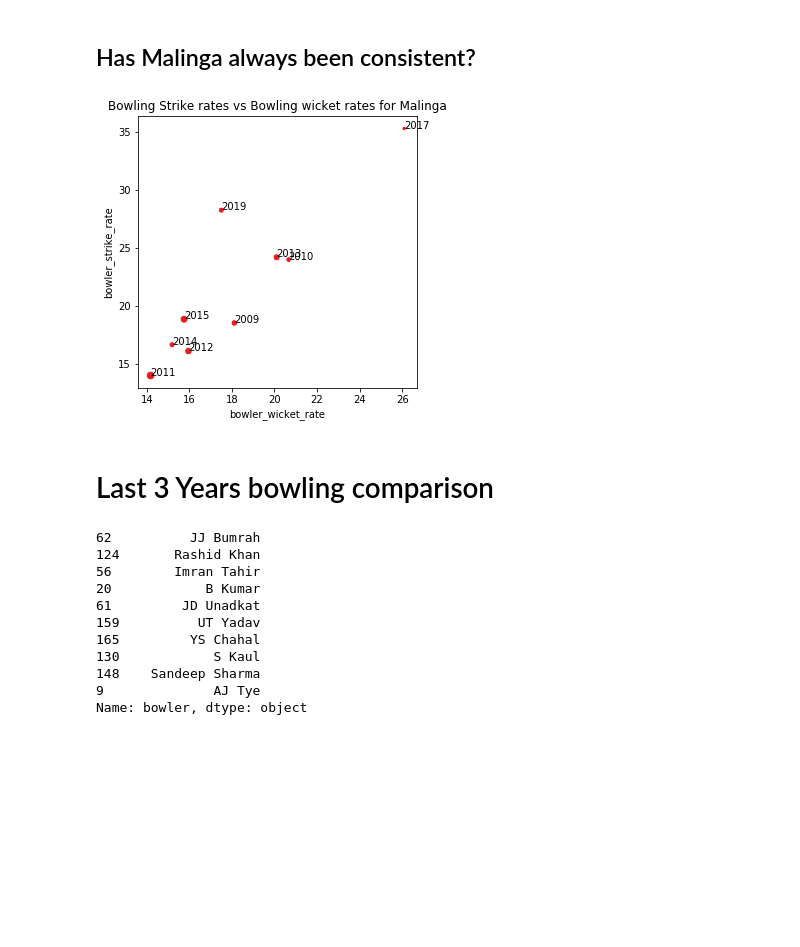
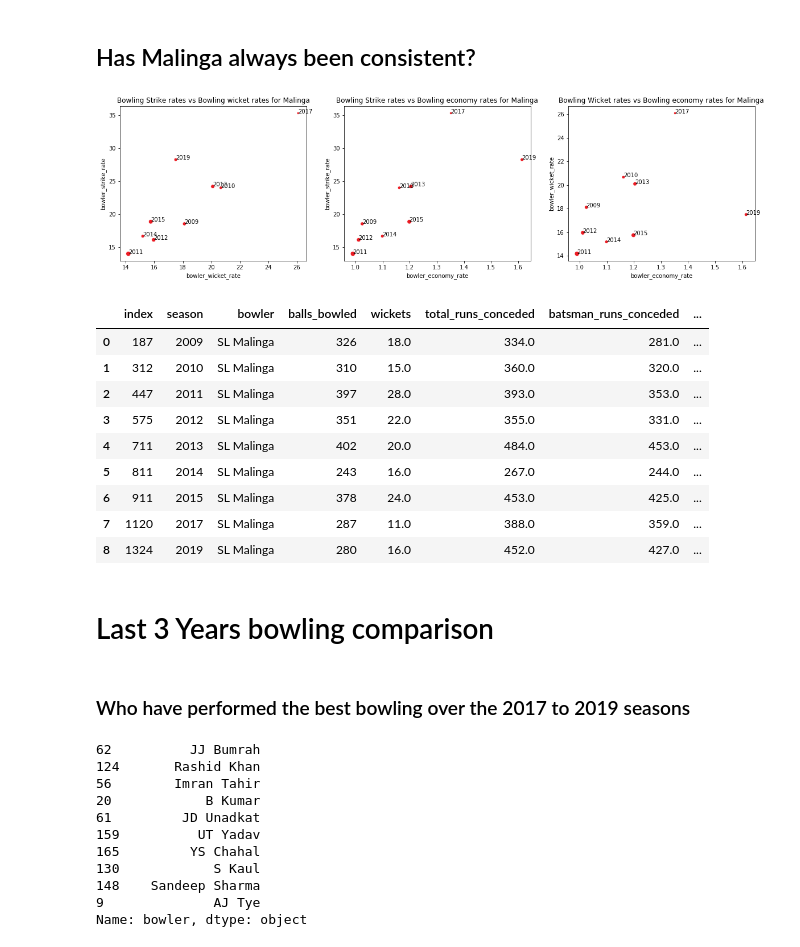
Before and after one commit to ravi-gopalan/ipl_analysis, a Jupyter notebook: ipl_analysis_v3.ipynb, the cells around one changed output. Cells and saved outputs as stored; diff of their text form; code cells hidden in the pictures; blank space fills up the shorter version.

```diff
--- a/ipl_analysis_v3.ipynb
+++ b/ipl_analysis_v3.ipynb
@@ -2484,7 +2735,7 @@ def calc_bowling_strike_rate(row):
     value = 0
   return value
 
-def calc_balls_per_wicket(row):
+def calc_balls_bowled_per_wicket(row):
   if row['wickets'] != 0:
     value = row['balls_bowled'] / row['wickets']
   else:
@@ -2515,7 +2766,7 @@ def calc_bowling_dot_rate(row):
 
 df_bowler['bowler_economy_rate'] = df_bowler.apply(lambda row: calc_bowling_economy_rate(row), axis=1)
 df_bowler['bowler_strike_rate'] = df_bowler.apply(lambda row: calc_bowling_strike_rate(row), axis=1)
-df_bowler['bowler_wicket_rate'] = df_bowler.apply(lambda row: calc_balls_per_wicket(row), axis=1)
+df_bowler['bowler_wicket_rate'] = df_bowler.apply(lambda row: calc_balls_bowled_per_wicket(row), axis=1)
 # %%
 df_bowler.head()
 # %% [output]
@@ -2598,7 +2846,7 @@ df_bowler_seasonal_stats = df_bowler.groupby(['season','bowler'],as_index=False)
 
 df_bowler_seasonal_stats['bowler_economy_rate'] = df_bowler_seasonal_stats.apply(lambda row: calc_bowling_economy_rate(row), axis=1)
 df_bowler_seasonal_stats['bowler_strike_rate'] = df_bowler_seasonal_stats.apply(lambda row: calc_bowling_strike_rate(row), axis=1)
-df_bowler_seasonal_stats['bowler_wicket_rate'] = df_bowler_seasonal_stats.apply(lambda row: calc_balls_per_wicket(row), axis=1)
+df_bowler_seasonal_stats['bowler_wicket_rate'] = df_bowler_seasonal_stats.apply(lambda row: calc_balls_bowled_per_wicket(row), axis=1)
 
 df_bowler_seasonal_stats.head()
 # %% [output]
@@ -2625,7 +2879,7 @@ df_top_bowler_comparison = df_bowler_seasonal_stats.groupby('bowler',as_index=Fa
 
 df_top_bowler_comparison['bowler_economy_rate'] = df_top_bowler_comparison.apply(lambda row: calc_bowling_economy_rate(row),axis=1)
 df_top_bowler_comparison['bowler_strike_rate'] = df_top_bowler_comparison.apply(lambda row: calc_bowling_strike_rate(row),axis=1)
-df_top_bowler_comparison['bowler_wicket_rate'] = df_top_bowler_comparison.apply(lambda row: calc_balls_per_wicket(row),axis=1)
+df_top_bowler_comparison['bowler_wicket_rate'] = df_top_bowler_comparison.apply(lambda row: calc_balls_bowled_per_wicket(row),axis=1)
 
 df_top_bowler_comparison['bowler_boundary_rate'] = df_top_bowler_comparison.apply(lambda row: calc_bowling_boundary_rate(row),axis=1)
 df_top_bowler_comparison['bowler_farming_rate'] = df_top_bowler_comparison.apply(lambda row: calc_bowling_farming_rate(row),axis=1)
@@ -2729,15 +2962,3 @@ for line in range(0,df_top_bowler_comparison.shape[0]):
 p_bowler_3.set_title('Bowling Economy rates vs Bowling wicket rates');
 # %% [output]
 [figure]
-# %%
-plt.figure(figsize=(15,12))
-p_bowler_2 = sns.scatterplot(x="bowler_economy_rate", y="bowler_strike_rate",\
-                     hue='bowler', hue_order=top_bowler_list,size='wickets',\
-                     data=df_top_bowler_comparison\
-
-                    )
-for line in range(0,df_top_bowler_comparison.shape[0]):
-  p_bowler_2.text(df_top_bowler_comparison.bowler_economy_rate[line]-0.015,df_top_bowler_comparison.bowler_strike_rate[line]+0.15,df_top_bowler_comparison.bowler[line])
-
-p_bowler_2.set_title('Bowling Strike rates vs Bowling economy rates for top 10 wicket takers')
-plt.show(p_bowler_2)
@@ -2801,24 +3021,67 @@ sns.boxplot(data=df_best_bowler,x='bowler_boundary_rate',y='bowler').set_title('
 # %%
 df_malinga_seasonal_stats = df_bowler_seasonal_stats.query('bowler=="SL Malinga"').reset_index()
 
-plt.figure(figsize=(5,5))
+fig_c = plt.figure(figsize=(20,5))
+gs_c = gridspec.GridSpec(1, 3)
+
+
+plt.subplot(gs_c[0, 0])
 p_malinga_1 = sns.scatterplot(x="bowler_wicket_rate", y="bowler_strike_rate",\
                       size='wickets',\
                      data=df_malinga_seasonal_stats, legend=False\
 
                     )
 for line in range(0,df_malinga_seasonal_stats.shape[0]):
-#  print(df_malinga_seasonal_stats.bowler_wicket_rate[line],df_malinga_seasonal_stats.bowler_strike_rate[line],df_malinga_seasonal_stats.season[line])
   p_malinga_1.text(df_malinga_seasonal_stats.bowler_wicket_rate[line],df_malinga_seasonal_stats.bowler_strike_rate[line],df_malinga_seasonal_stats.season[line])
 
 p_malinga_1.set_title('Bowling Strike rates vs Bowling wicket rates for Malinga')
+
+
+
+plt.subplot(gs_c[0, 1])
+p_malinga_2 = sns.scatterplot(x="bowler_economy_rate", y="bowler_strike_rate",\
+                      size='wickets',\
+                     data=df_malinga_seasonal_stats, legend=False\
+
+                    )
+for line in range(0,df_malinga_seasonal_stats.shape[0]):
+  p_malinga_2.text(df_malinga_seasonal_stats.bowler_economy_rate[line],df_malinga_seasonal_stats.bowler_strike_rate[line],df_malinga_seasonal_stats.season[line])
+
+p_malinga_2.set_title('Bowling Strike rates vs Bowling economy rates for Malinga')
+
+
+plt.subplot(gs_c[0, 2])
+p_malinga_3 = sns.scatterplot(x="bowler_economy_rate", y="bowler_wicket_rate",\
+                      size='wickets',\
+                     data=df_malinga_seasonal_stats, legend=False\
+
+                    )
+for line in range(0,df_malinga_seasonal_stats.shape[0]):
+  p_malinga_3.text(df_malinga_seasonal_stats.bowler_economy_rate[line],df_malinga_seasonal_stats.bowler_wicket_rate[line],df_malinga_seasonal_stats.season[line])
+
+p_malinga_3.set_title('Bowling Wicket rates vs Bowling economy rates for Malinga')
 plt.show(p_malinga_1)
+plt.show(p_malinga_2)
+plt.show(p_malinga_3)
 # %% [output]
-[figure, old version]
+[figure, new version]
 # %%
 df_malinga_seasonal_stats
+# %% [output]
+|  | index | season | bowler | balls_bowled | wickets | total_runs_conceded | batsman_runs_conceded | ... |
+| 0 | 187 | 2009 | SL Malinga | 326 | 18.0 | 334.0 | 281.0 | ... |
+| 1 | 312 | 2010 | SL Malinga | 310 | 15.0 | 360.0 | 320.0 | ... |
+| 2 | 447 | 2011 | SL Malinga | 397 | 28.0 | 393.0 | 353.0 | ... |
+| 3 | 575 | 2012 | SL Malinga | 351 | 22.0 | 355.0 | 331.0 | ... |
+| 4 | 711 | 2013 | SL Malinga | 402 | 20.0 | 484.0 | 453.0 | ... |
+| 5 | 811 | 2014 | SL Malinga | 243 | 16.0 | 267.0 | 244.0 | ... |
+| 6 | 911 | 2015 | SL Malinga | 378 | 24.0 | 453.0 | 425.0 | ... |
+| 7 | 1120 | 2017 | SL Malinga | 287 | 11.0 | 388.0 | 359.0 | ... |
+| 8 | 1324 | 2019 | SL Malinga | 280 | 16.0 | 452.0 | 427.0 | ... |
 # %% [markdown]
 # Last 3 Years bowling comparison
+# %% [markdown]
+### Who have performed the best bowling over the 2017 to 2019 seasons
 # %%
 top_bowlers_last_3_years = df_bowler.query('season == 2017 | season == 2018 |season == 2019').groupby(['bowler'],as_index=False)['balls_bowled', 'wickets','total_runs_conceded','batsman_runs_conceded', \
                       'extras conceded', 'extras_wides', 'extras_noballs', 'extras_byes','extras_legbyes',\
```
Also changed, not shown: parts of 87 cells of this notebook.
